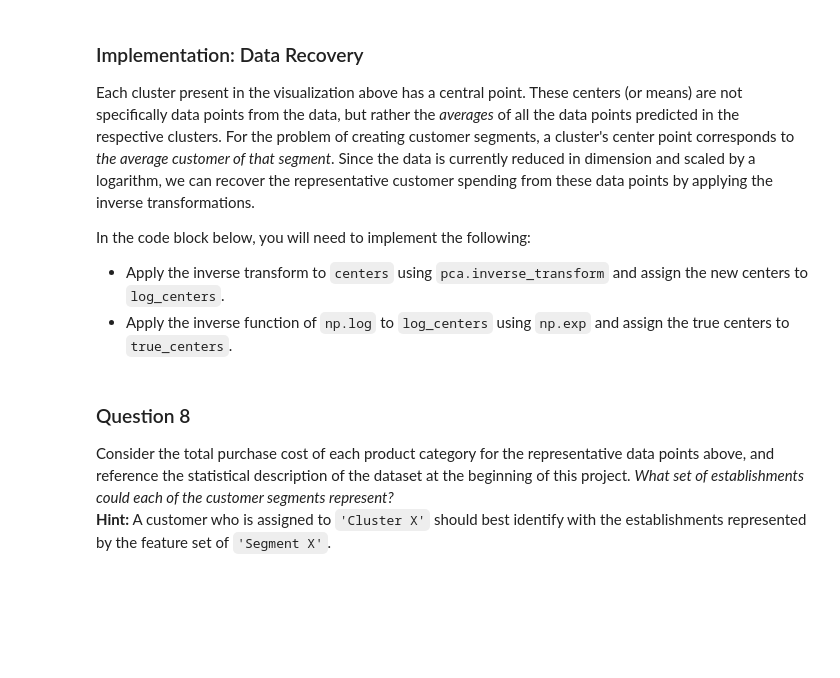
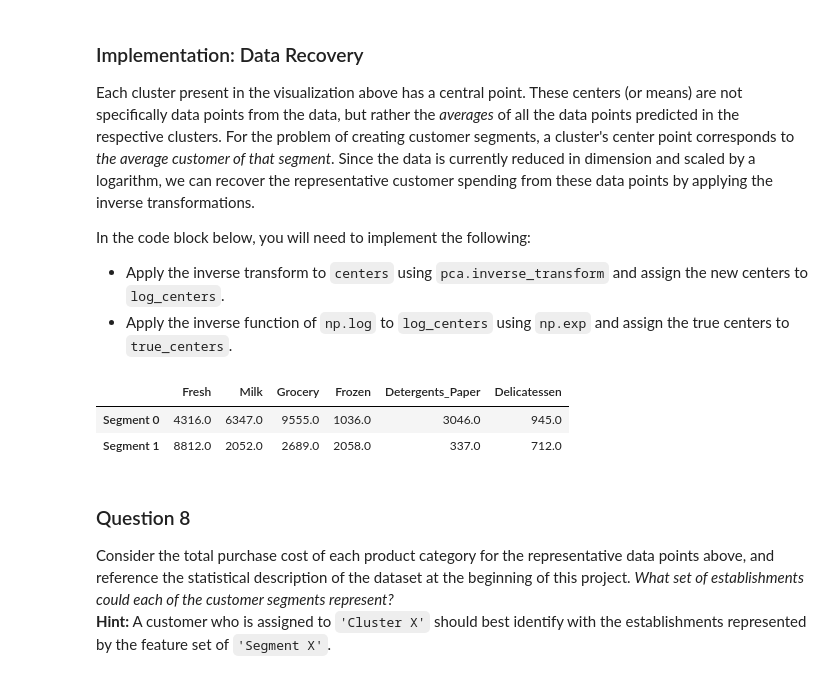
Before and after one commit to LRParser/unsupervised_customer_segmentation, a Jupyter notebook: customer_segments.ipynb, the cells around one changed output. Drawn from its saved outputs; the diff is of its cells as text; code cells hidden in the pictures; blank space fills up the shorter version.

```diff
--- a/customer_segments.ipynb
+++ b/customer_segments.ipynb
@@ -244,13 +296,13 @@ In the code block below, you will need to implement the following:
  - Apply a PCA transformation of `log_samples` using `pca.transform`, and assign the results to `pca_samples`.
 # %%
 # TODO: Apply PCA by fitting the good data with only two dimensions
-pca = None
+pca = PCA(n_components=2).fit(good_data)
 
 # TODO: Transform the good data using the PCA fit above
-reduced_data = None
+reduced_data = pca.transform(good_data)
 
 # TODO: Transform log_samples using the PCA fit above
-pca_samples = None
+pca_samples = pca.transform(log_samples)
 
 # Create a DataFrame for the reduced data
 reduced_data = pd.DataFrame(reduced_data, columns = ['Dimension 1', 'Dimension 2'])
@@ -295,17 +356,36 @@ In the code block below, you will need to implement the following:
  - Import `sklearn.metrics.silhouette_score` and calculate the silhouette score of `reduced_data` against `preds`.
    - Assign the silhouette score to `score` and print the result.
 # %%
+from sklearn.mixture import GMM
+from sklearn.metrics import silhouette_score
+
+for i in range(2,6) :
+
+    # TODO: Apply your clustering algorithm of choice to the reduced data
+    clusterer = GMM(n_components=i).fit(reduced_data)
+
+    # TODO: Predict the cluster for each data point
+    preds = clusterer.predict(reduced_data)
+
+    # TODO: Find the cluster centers
+
+    centers = clusterer.means_
+
+    # TODO: Predict the cluster for each transformed sample data point
+    sample_preds = GMM(n_components=2).fit_predict(log_samples)
+
+    # TODO: Calculate the mean silhouette coefficient for the number of clusters chosen
+    score = silhouette_score(reduced_data,preds)
+    print("Silhouette score is: {} for n_components: {} for reduced_data".format(score,i))
+
+# Ensure the final preds and centers variables are set with n_components = 2
+
 # TODO: Apply your clustering algorithm of choice to the reduced data
-clusterer = None
+clusterer = GMM(n_components=2).fit(reduced_data)
 
 # TODO: Predict the cluster for each data point
-preds = None
+preds = clusterer.predict(reduced_data)
 
 # TODO: Find the cluster centers
-centers = None
 
-# TODO: Predict the cluster for each transformed sample data point
-sample_preds = None
-
-# TODO: Calculate the mean silhouette coefficient for the number of clusters chosen
-score = None
+centers = clusterer.means_
@@ -329,16 +428,20 @@ In the code block below, you will need to implement the following:
  - Apply the inverse function of `np.log` to `log_centers` using `np.exp` and assign the true centers to `true_centers`.
 # %%
 # TODO: Inverse transform the centers
-log_centers = None
+log_centers = pca.inverse_transform(centers)
 
 # TODO: Exponentiate the centers
-true_centers = None
+true_centers = np.exp(log_centers)
 
 # Display the true centers
 segments = ['Segment {}'.format(i) for i in range(0,len(centers))]
 true_centers = pd.DataFrame(np.round(true_centers), columns = data.keys())
 true_centers.index = segments
 display(true_centers)
+# %% [output]
+|  | Fresh | Milk | Grocery | Frozen | Detergents_Paper | Delicatessen |
+| Segment 0 | 4316.0 | 6347.0 | 9555.0 | 1036.0 | 3046.0 | 945.0 |
+| Segment 1 | 8812.0 | 2052.0 | 2689.0 | 2058.0 | 337.0 | 712.0 |
 # %% [markdown]
 ### Question 8
 Consider the total purchase cost of each product category for the representative data points above, and reference the statistical description of the dataset at the beginning of this project. *What set of establishments could each of the customer segments represent?*
```
Also changed, not shown: parts of 30 cells of this notebook, 1 other file.
